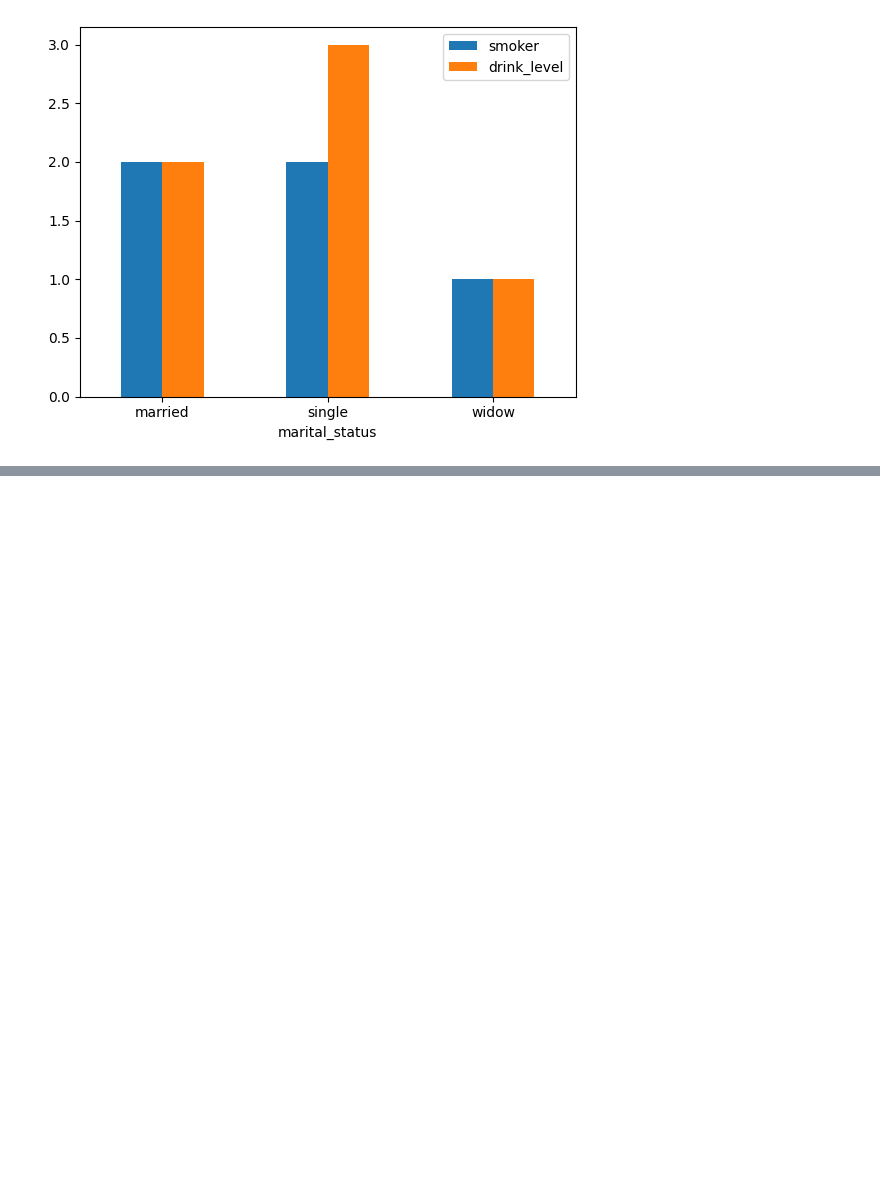
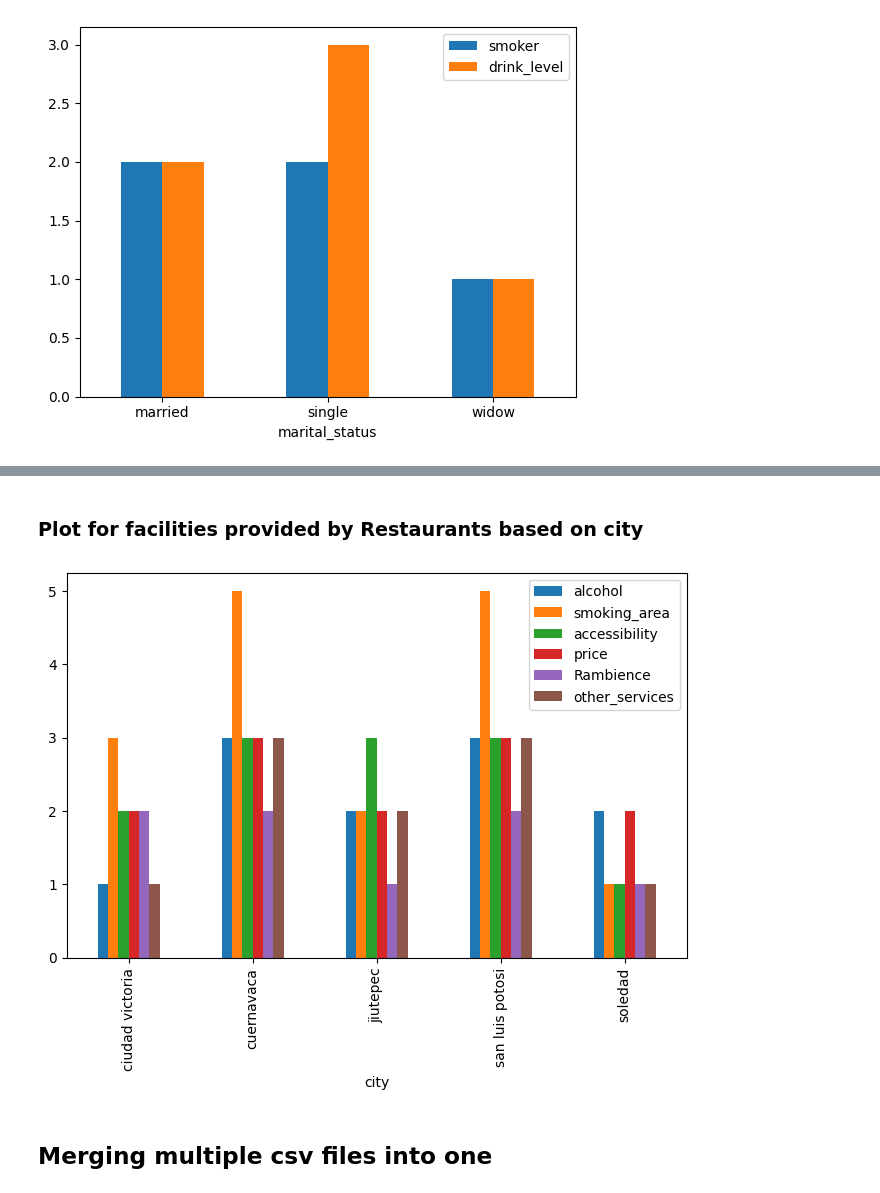
Before and after one commit to dpulivar/Restaurant_Recommendation_System_Group_3_DSML_IST5520, a Jupyter notebook: Milestone2/Restaurant_Reviews_Based_Recommendation_System_Group_3_Milestone2.ipynb, the cells around one changed output, grey strips where cells are left out. Cells and saved outputs as stored; diff of their text form; code cells hidden in the pictures; blank space fills up the shorter version.

```diff
--- a/Milestone2/Restaurant_Reviews_Based_Recommendation_System_Group_3_Milestone2.ipynb
+++ b/Milestone2/Restaurant_Reviews_Based_Recommendation_System_Group_3_Milestone2.ipynb
@@ -774,0 +921,4 @@ user_profile.groupby('marital_status')['smoker','drink_level'].nunique().plot.ba
+# %%
+res_places['city']=res_places['city'].replace(['san luis potos','san luis potosi','slp','san luis potosi '],'san luis potosi' )
+res_places['city']=res_places['city'].replace(['victoria','cd victoria','victoria '],'ciudad victoria' )
+res_places.city.value_counts()
@@ -774,0 +950,4 @@ user_profile.groupby('marital_status')['smoker','drink_level'].nunique().plot.ba
+# %%
+res_places.state=res_places.state.apply(lambda x: x.lower())
+res_places.state=res_places.state.apply(lambda x:''.join([i for i in x if i not in string.punctuation]))
+res_places.state.value_counts()
@@ -774,0 +964,3 @@ user_profile.groupby('marital_status')['smoker','drink_level'].nunique().plot.ba
+# %%
+res_places['state']=res_places['state'].replace(['san luis potos','san luis potosi','slp'],'san luis potosi' )
+res_places.state.value_counts()
@@ -774,0 +991,4 @@ user_profile.groupby('marital_status')['smoker','drink_level'].nunique().plot.ba
+# %%
+res_places.country=res_places.country.apply(lambda x: x.lower())
+res_places.country=res_places.country.apply(lambda x:''.join([i for i in x if i not in string.punctuation]))
+res_places.country.value_counts()
@@ -774,0 +1029,8 @@ user_profile.groupby('marital_status')['smoker','drink_level'].nunique().plot.ba
+# %% [markdown]
+<h3> Plot for facilities provided by Restaurants based on city </h3>
+# %%
+res_places_plt=res_places.groupby('city')['alcohol','smoking_area','accessibility','price','Rambience','other_services'].nunique().plot.bar(figsize=(8,5))
+# %% [output]
+[figure, added]
+# %% [markdown]
+<h2> Merging multiple csv files into one </h2>
```
Also changed, not shown: parts of 80 cells of this notebook.
